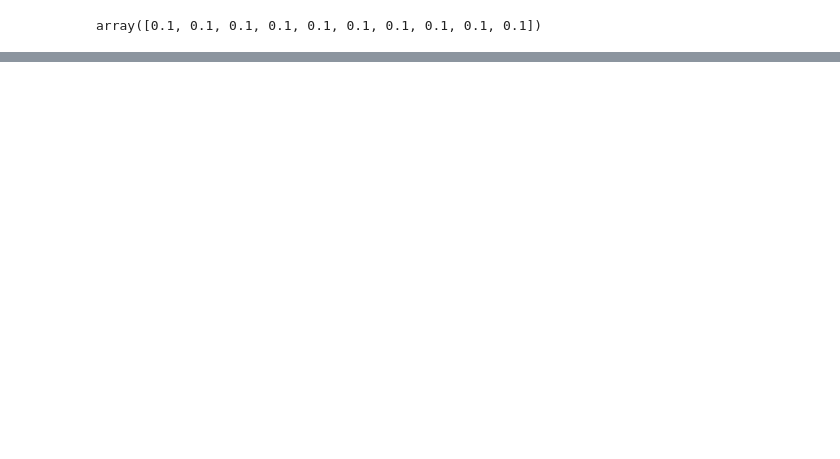
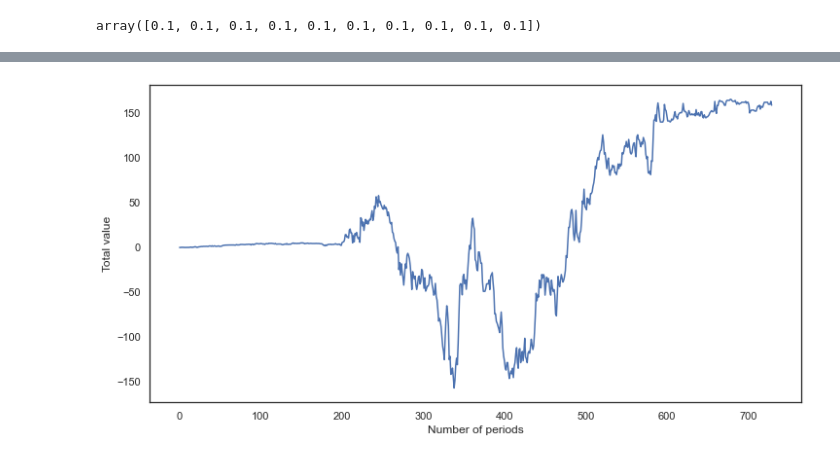
Before and after one commit to thxi/hse_nis, a Jupyter notebook: example.ipynb, the cells around one changed output, grey strips where cells are left out. Cells and saved outputs as stored; diff of their text form; code cells hidden in the pictures; blank space fills up the shorter version.

```diff
--- a/example.ipynb
+++ b/example.ipynb
@@ -193,0 +264,12 @@ sns.lineplot(x='T', y='weight', hue='agent', data=tmp);
+# %%
+value_df = pd.DataFrame((w * values).sum(axis=1), columns=['value'])
+value_df['T'] = value_df.index
+value_df['value'] += cash_mo
+# %%
+fig, axs= plt.subplots(figsize=(12, 6))
+sns.lineplot(x='T', y='value', data=value_df, ax=axs);
+plt.xlabel('Number of periods')
+plt.ylabel('Total value');
+# plt.grid(None);
+# %% [output]
+[figure, added]
```
Also changed, not shown: parts of 18 cells of this notebook, 1 other file.
